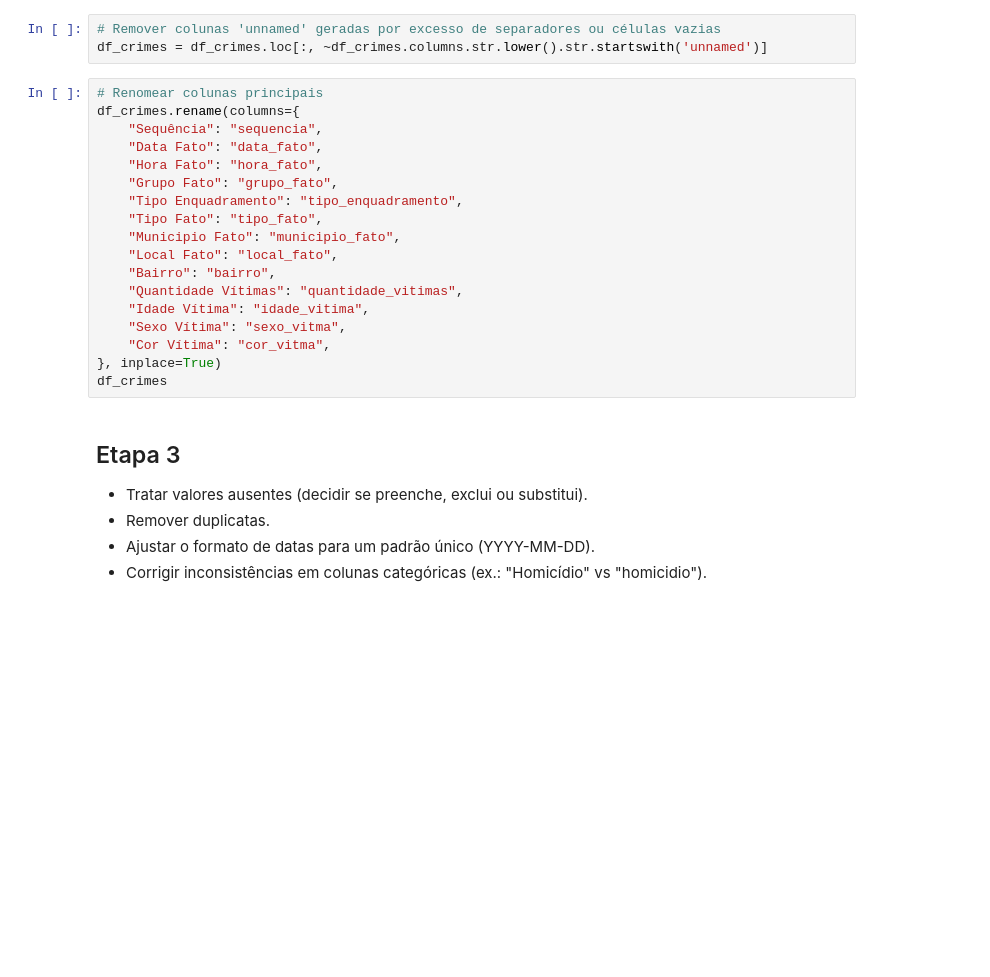
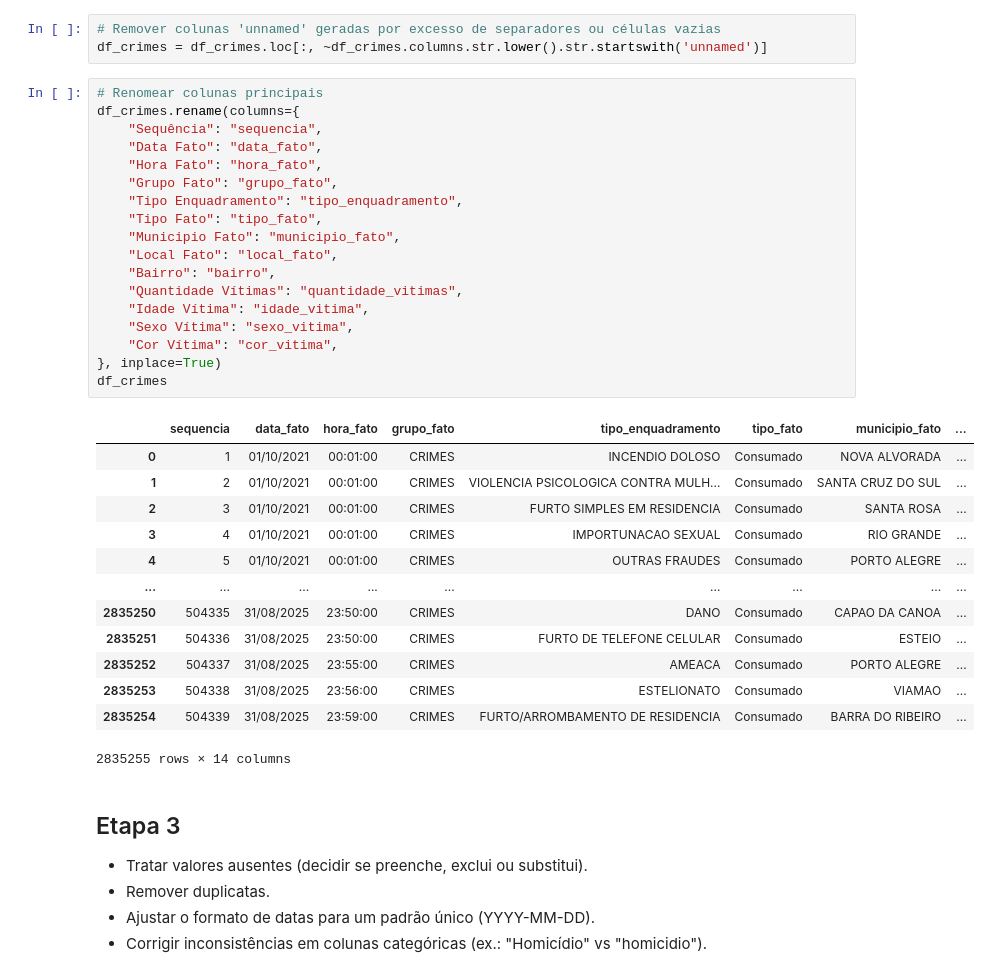
Before and after one commit to eduardosichelero/dados-criminalidade-meteorologia, a Jupyter notebook: main.ipynb, the cells around one changed output. Drawn from its saved outputs; the diff is of its cells as text; blank space fills up the shorter version.

```diff
--- a/main.ipynb
+++ b/main.ipynb
@@ -48,21 +76,35 @@ df_crimes = df_crimes.loc[:, ~df_crimes.columns.str.lower().str.startswith('unna
 # %%
 # Renomear colunas principais
 df_crimes.rename(columns={
     "Sequência": "sequencia",
     "Data Fato": "data_fato",
     "Hora Fato": "hora_fato",
     "Grupo Fato": "grupo_fato",
     "Tipo Enquadramento": "tipo_enquadramento",
     "Tipo Fato": "tipo_fato",
     "Municipio Fato": "municipio_fato",
     "Local Fato": "local_fato",
     "Bairro": "bairro",
     "Quantidade Vítimas": "quantidade_vitimas",
     "Idade Vítima": "idade_vitima",
-    "Sexo Vítima": "sexo_vitma",
-    "Cor Vítima": "cor_vitma",
+    "Sexo Vítima": "sexo_vitima",
+    "Cor Vítima": "cor_vitima",
 }, inplace=True)
 df_crimes
+# %% [output]
+|  | sequencia | data_fato | hora_fato | grupo_fato | tipo_enquadramento | tipo_fato | municipio_fato | ... |
+| 0 | 1 | 01/10/2021 | 00:01:00 | CRIMES | INCENDIO DOLOSO | Consumado | NOVA ALVORADA | ... |
+| 1 | 2 | 01/10/2021 | 00:01:00 | CRIMES | VIOLENCIA PSICOLOGICA CONTRA MULH... | Consumado | SANTA CRUZ DO SUL | ... |
+| 2 | 3 | 01/10/2021 | 00:01:00 | CRIMES | FURTO SIMPLES EM RESIDENCIA | Consumado | SANTA ROSA | ... |
+| 3 | 4 | 01/10/2021 | 00:01:00 | CRIMES | IMPORTUNACAO SEXUAL | Consumado | RIO GRANDE | ... |
+| 4 | 5 | 01/10/2021 | 00:01:00 | CRIMES | OUTRAS FRAUDES | Consumado | PORTO ALEGRE | ... |
+| ... | ... | ... | ... | ... | ... | ... | ... | ... |
+| 2835250 | 504335 | 31/08/2025 | 23:50:00 | CRIMES | DANO | Consumado | CAPAO DA CANOA | ... |
+| 2835251 | 504336 | 31/08/2025 | 23:50:00 | CRIMES | FURTO DE TELEFONE CELULAR | Consumado | ESTEIO | ... |
+| 2835252 | 504337 | 31/08/2025 | 23:55:00 | CRIMES | AMEACA | Consumado | PORTO ALEGRE | ... |
+| 2835253 | 504338 | 31/08/2025 | 23:56:00 | CRIMES | ESTELIONATO | Consumado | VIAMAO | ... |
+| 2835254 | 504339 | 31/08/2025 | 23:59:00 | CRIMES | FURTO/ARROMBAMENTO DE RESIDENCIA | Consumado | BARRA DO RIBEIRO | ... |
+2835255 rows × 14 columns
 # %% [markdown]
 ## Etapa 3
 - Tratar valores ausentes (decidir se preenche, exclui ou substitui).
```
Also changed, not shown: parts of 14 cells of this notebook, 1 other file.
